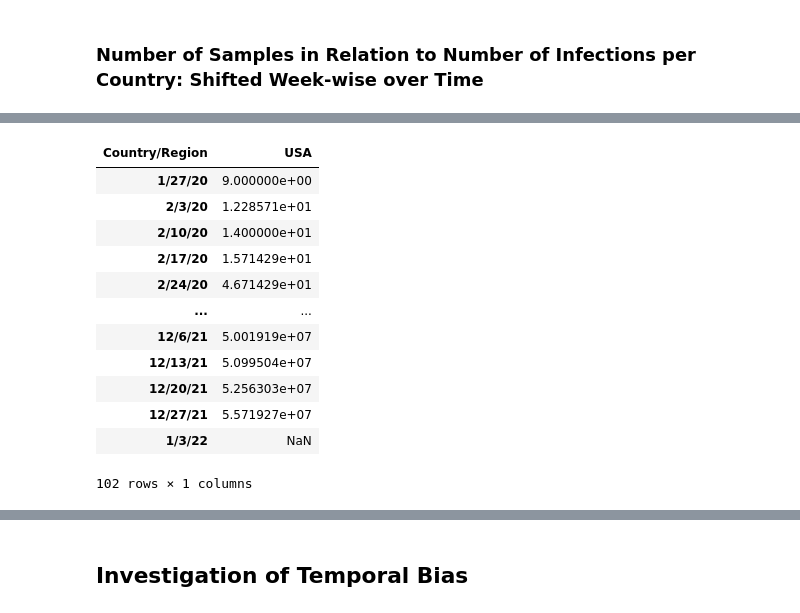
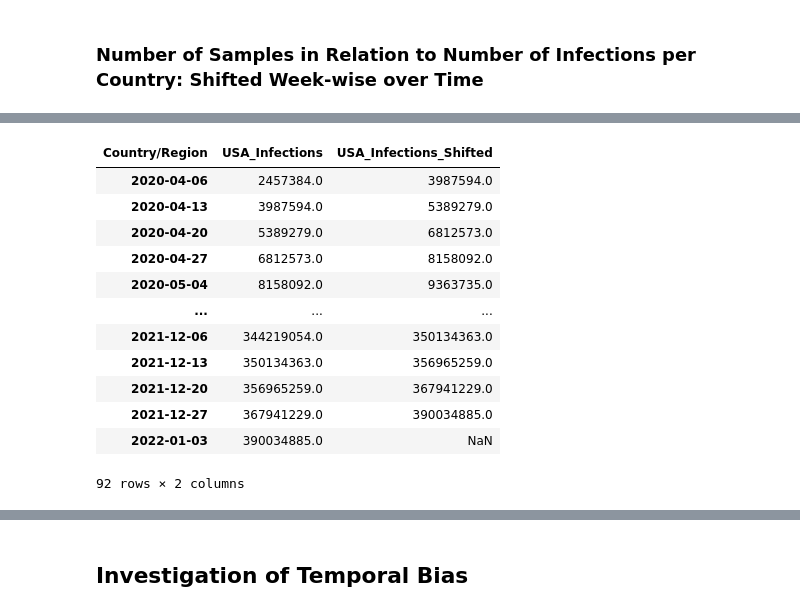
Before and after one commit to ninaihde/sampling-bias-cov19, a Jupyter notebook: src/create_general_insights.ipynb, the cells around one changed output, grey strips where cells are left out. Cells and saved outputs as stored; diff of their text form; code cells hidden in the pictures.

```diff
--- a/src/create_general_insights.ipynb
+++ b/src/create_general_insights.ipynb
@@ -488,7 +486,7 @@ plotdata['USA'].plot(legend=True)
 # %%
-# Remove data before 1/27/20 from EBI metadata
+# Remove data before 2/3/20 from EBI metadata
 df['collection_date'] = pd.to_datetime(df['collection_date'])
-df_relevant_dates = df[~(df['collection_date'] < '2020-01-27')]
+df_relevant_dates = df[~(df['collection_date'] < '2020-02-03')]
 # %%
 # Get count per country over time
 country_counts = df_relevant_dates.groupby(['country', 'collection_date']).size().reset_index()
@@ -529,10 +527,11 @@ country_counts_prepared
 # %%
-# Prepare counts: add column per country holding count nearest to index date
+# Add column per country holding country count of week (according to start day of week in index)
 for country in country_counts['country'].unique():
     country_counts_prepared[str(country)] = 0
     country_rows = country_counts[country_counts['country'] == country]
 
     for date in country_counts_prepared.index:
         date_dt = pd.to_datetime(date)
-        row_idx = (abs(country_rows.iloc[:, 1] - date_dt)).idxmin()
-        country_counts_prepared[country][date] = country_counts['count'][row_idx]
+        country_rows_week = country_rows[(country_rows['collection_date'] >= date_dt)
+                                         & (country_rows['collection_date'] < date_dt + pd.DateOffset(7))]
+        country_counts_prepared[country][date] = country_rows_week['count'].sum()
@@ -591,6 +606,11 @@ import os
 
 if not os.path.isdir('../plots/n_samples_by_infections_weekly'):
     os.mkdir('../plots/n_samples_by_infections_weekly')
+# %%
+plotdata.index = pd.to_datetime(plotdata.index)
+
+# Remove even more weeks
+plotdata = plotdata[plotdata.index > '2020-03-30']
 # %%
 import matplotlib.pyplot as plt
 import seaborn as sns
@@ -615,3 +634,8 @@ for country in countries_ts['Country/Region'].unique():
     plt.close()
 # %% [markdown]
 ### Number of Samples in Relation to Number of Infections per Country: Shifted Week-wise over Time
+# %%
+infection_cols = plotdata.columns[~plotdata.columns.str.endswith('_Ratio')]
+infection_cols_new = [(col, col + '_Infections') for col in infection_cols]
+plotdata.rename(columns=dict(infection_cols_new), inplace=True)
+plotdata.columns
@@ -618,22 +652,22 @@ for country in countries_ts['Country/Region'].unique():
 # %%
-# Shift number of infections one week "to the front"
-cols_to_shift = plotdata.loc[:, ~plotdata.columns.str.endswith('_Ratio')]
+# Add column with shifted number of infections for all countries (shifts one week "to the front")
+cols_to_shift = plotdata.loc[:, plotdata.columns.str.endswith('_Infections')]
 
 for col in cols_to_shift:
-    plotdata[[col]] = plotdata[[col]].shift(periods=-1)
+    plotdata[f'{col}_Shifted'] = plotdata[col].shift(periods=-1)
 
-plotdata[['USA']]  # -> infections numbers are shifted by one row from now on, reset "plotdata" with cells above if needed
+plotdata[['USA_Infections', 'USA_Infections_Shifted']]  # -> infections numbers are shifted by one row from now on
 # %% [output]
-| Country/Region | USA |
-| 1/27/20 | 9.000000e+00 |
-| 2/3/20 | 1.228571e+01 |
-| 2/10/20 | 1.400000e+01 |
-| 2/17/20 | 1.571429e+01 |
-| 2/24/20 | 4.671429e+01 |
-| ... | ... |
-| 12/6/21 | 5.001919e+07 |
-| 12/13/21 | 5.099504e+07 |
-| 12/20/21 | 5.256303e+07 |
-| 12/27/21 | 5.571927e+07 |
-| 1/3/22 | NaN |
+| Country/Region | USA_Infections | USA_Infections_Shifted |
+| 2020-04-06 | 2457384.0 | 3987594.0 |
+| 2020-04-13 | 3987594.0 | 5389279.0 |
+| 2020-04-20 | 5389279.0 | 6812573.0 |
+| 2020-04-27 | 6812573.0 | 8158092.0 |
+| 2020-05-04 | 8158092.0 | 9363735.0 |
+| ... | ... | ... |
+| 2021-12-06 | 344219054.0 | 350134363.0 |
+| 2021-12-13 | 350134363.0 | 356965259.0 |
+| 2021-12-20 | 356965259.0 | 367941229.0 |
+| 2021-12-27 | 367941229.0 | 390034885.0 |
+| 2022-01-03 | 390034885.0 | NaN |
-102 rows × 1 columns
+92 rows × 2 columns
```
Also changed, not shown: parts of 31 cells of this notebook, 1 other file.
